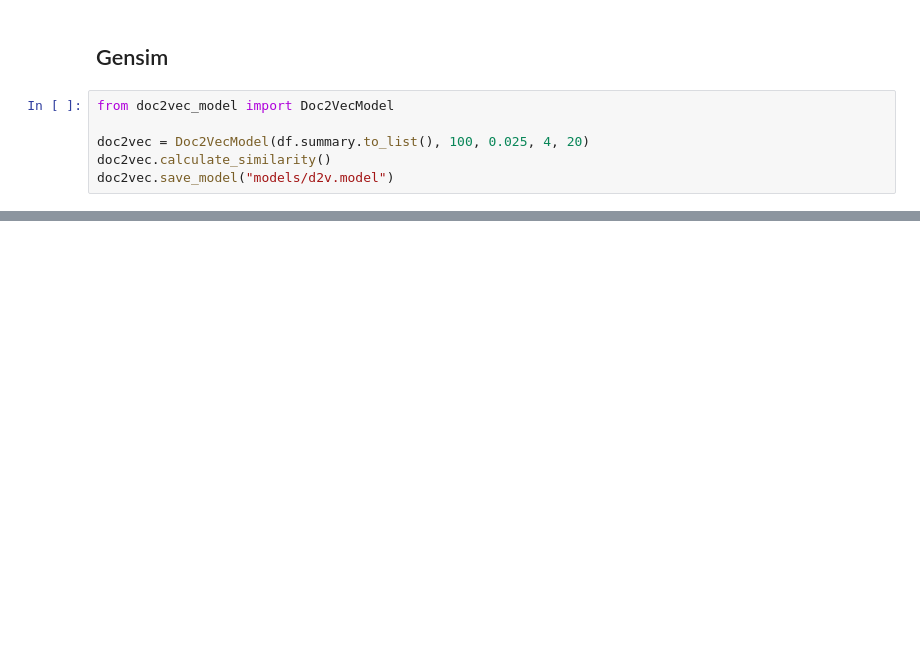
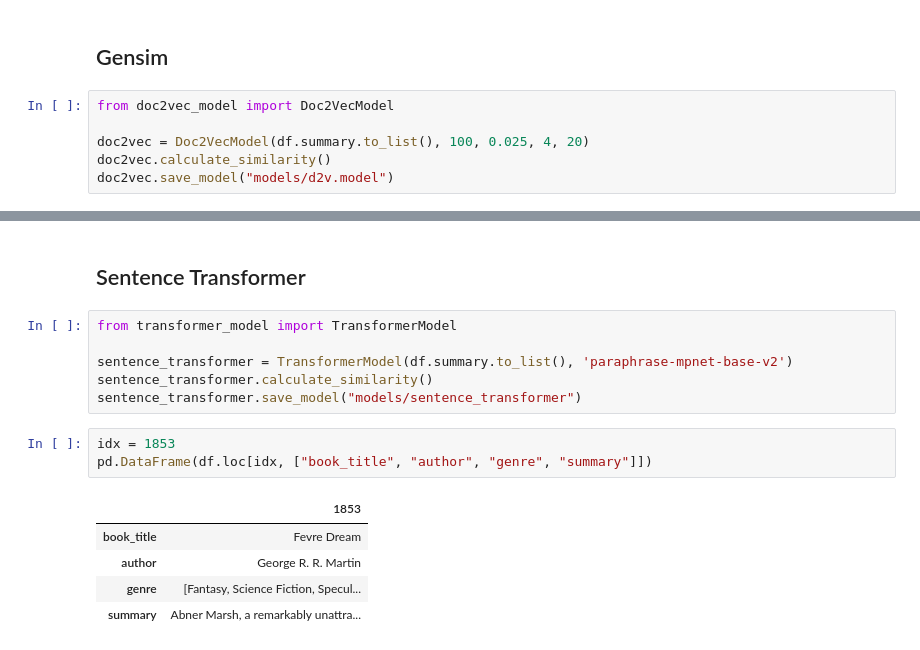
Before and after one commit to Jedrek00/books_recommendation, a Jupyter notebook: books_summaries.ipynb, the cells around one changed output, grey strips where cells are left out. Drawn from its saved outputs; the diff is of its cells as text; blank space fills up the shorter version.

```diff
--- a/books_summaries.ipynb
+++ b/books_summaries.ipynb
@@ -157,0 +293,17 @@ pd.DataFrame(df.loc[recoms, ["book_title", "author", "genre", "summary"]])
+# %% [markdown]
+## Sentence Transformer
+# %%
+from transformer_model import TransformerModel
+
+sentence_transformer = TransformerModel(df.summary.to_list(), 'paraphrase-mpnet-base-v2')
+sentence_transformer.calculate_similarity()
+sentence_transformer.save_model("models/sentence_transformer")
+# %%
+idx = 1853
+pd.DataFrame(df.loc[idx, ["book_title", "author", "genre", "summary"]])
+# %% [output]
+|  | 1853 |
+| book_title | Fevre Dream |
+| author | George R. R. Martin |
+| genre | [Fantasy, Science Fiction, Specul... |
+| summary | Abner Marsh, a remarkably unattra... |
```
Also changed, not shown: parts of 24 cells of this notebook, 3 other files.
